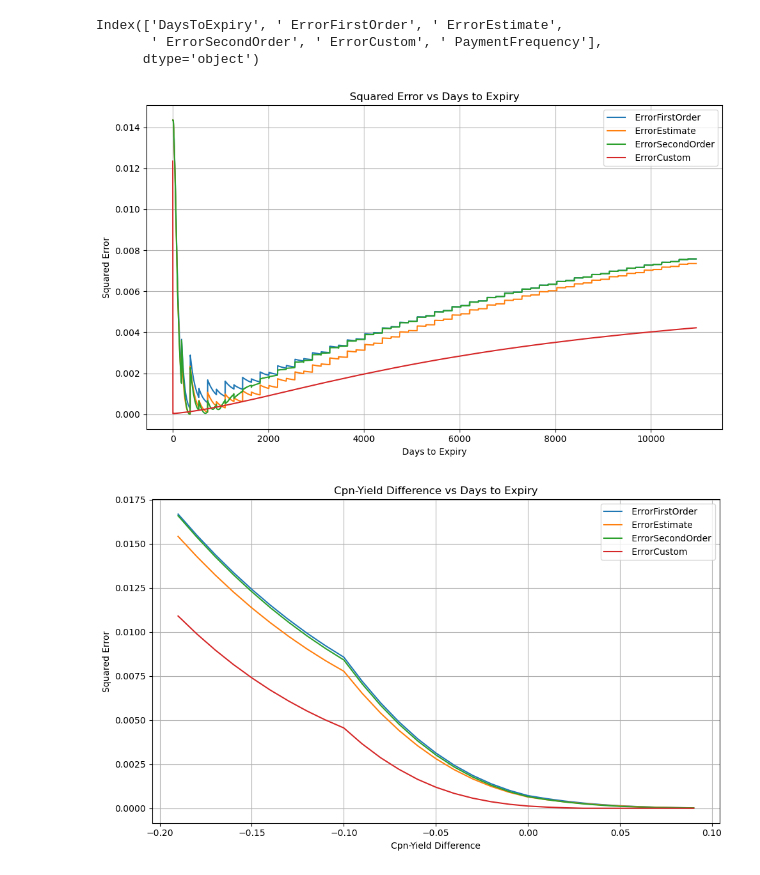
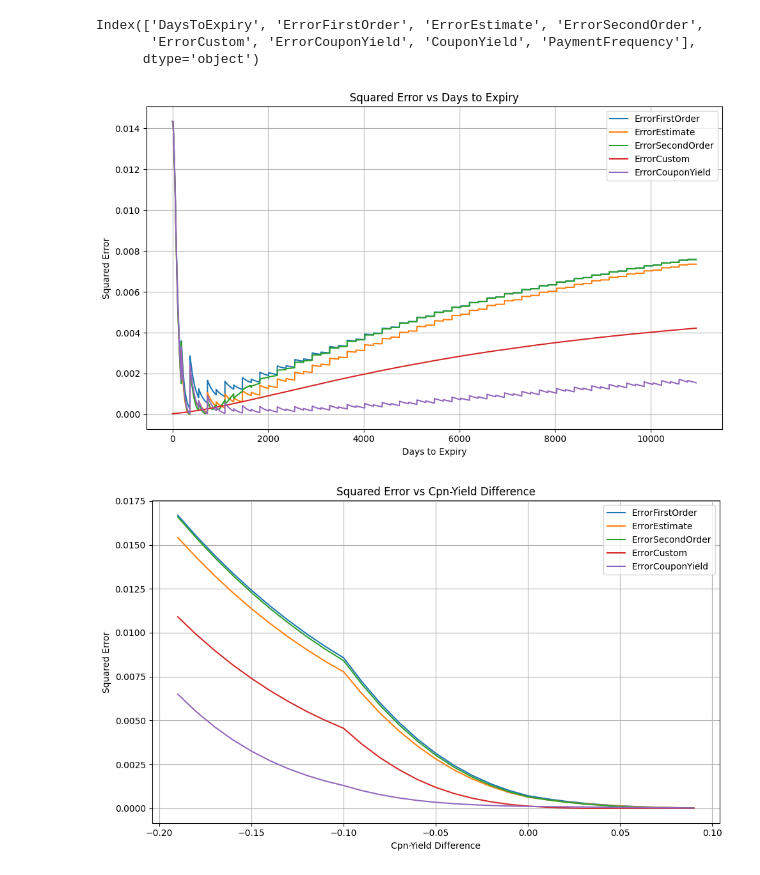
Before and after one commit to vinnyyx/NorthStarRisk-Bond-Yield, a Jupyter notebook: MyApp/display.ipynb, the cells around one changed output. Drawn from its saved outputs; the diff is of its cells as text; code cells hidden in the pictures.

Commit message:
coupon spread works very well

```diff
--- a/MyApp/display.ipynb
+++ b/MyApp/display.ipynb
@@ -2,21 +2,21 @@
 import pandas as pd
 import matplotlib.pyplot as plt
 # %%
-expiry_path = "../mse_days_to_expiry_unbinned.csv"
-diff_path = "../mse_diff_unbinned.csv"
+expiry_path = "mse_days_to_expiry_unbinned.csv"
+diff_path = "mse_diff_unbinned.csv"
 
 expiry_df = pd.read_csv(expiry_path)
 diff_df = pd.read_csv(diff_path)
 # %%
 expiry_df.columns
 # %% [output]
-Index(['DaysToExpiry', ' ErrorFirstOrder', ' ErrorEstimate',
-       ' ErrorSecondOrder', ' ErrorCustom', ' PaymentFrequency'],
+Index(['DaysToExpiry', 'ErrorFirstOrder', 'ErrorEstimate', 'ErrorSecondOrder',
+       'ErrorCustom', 'ErrorCouponYield', 'CouponYield', 'PaymentFrequency'],
       dtype='object')
 # %%
 expiry_grouped = expiry_df.groupby("DaysToExpiry")[
-    [' ErrorFirstOrder', ' ErrorEstimate',
-       ' ErrorSecondOrder', ' ErrorCustom']
+    ['ErrorFirstOrder', 'ErrorEstimate',
+       'ErrorSecondOrder', 'ErrorCustom', 'ErrorCouponYield']
 ].mean()
 # %%
 diff_grouped = diff_df.groupby("CouponMinusYield")[
@@ -25,35 +25,35 @@ diff_grouped = diff_df.groupby("CouponMinusYield")[
 ].mean()
 # %%
 plt.figure(figsize=(10, 6))
-error_list = [" ErrorFirstOrder", " ErrorEstimate", " ErrorSecondOrder", ' ErrorCustom']
+error_list = ["ErrorFirstOrder", "ErrorEstimate", "ErrorSecondOrder", 'ErrorCustom', 'ErrorCouponYield']
 
 for err in error_list:
     plt.plot(expiry_grouped.index, expiry_grouped[err], label=err)
 
 plt.xlabel("Days to Expiry")
 plt.ylabel("Squared Error")
 plt.title("Squared Error vs Days to Expiry")
 
 plt.legend()
 plt.grid(True)
 plt.tight_layout()
 plt.show()
 # %% [output]
-[figure, old version]
+[figure, new version]
 # %%
 plt.figure(figsize=(10, 6))
-error_list = [" ErrorFirstOrder", " ErrorEstimate", " ErrorSecondOrder", ' ErrorCustom']
+error_list = ["ErrorFirstOrder", "ErrorEstimate", "ErrorSecondOrder", 'ErrorCustom', 'ErrorCouponYield']
 
 for err in error_list:
     plt.plot(diff_grouped.index, diff_grouped[err], label=err)
 
 plt.xlabel("Cpn-Yield Difference")
 plt.ylabel("Squared Error")
-plt.title("Cpn-Yield Difference vs Days to Expiry")
+plt.title("Squared Error vs Cpn-Yield Difference")
 
 plt.legend()
 plt.grid(True)
 plt.tight_layout()
 plt.show()
 # %% [output]
-[figure, old version]
+[figure, new version]
```
Also changed, not shown: parts of 1 cell of this notebook, 13 other files.
